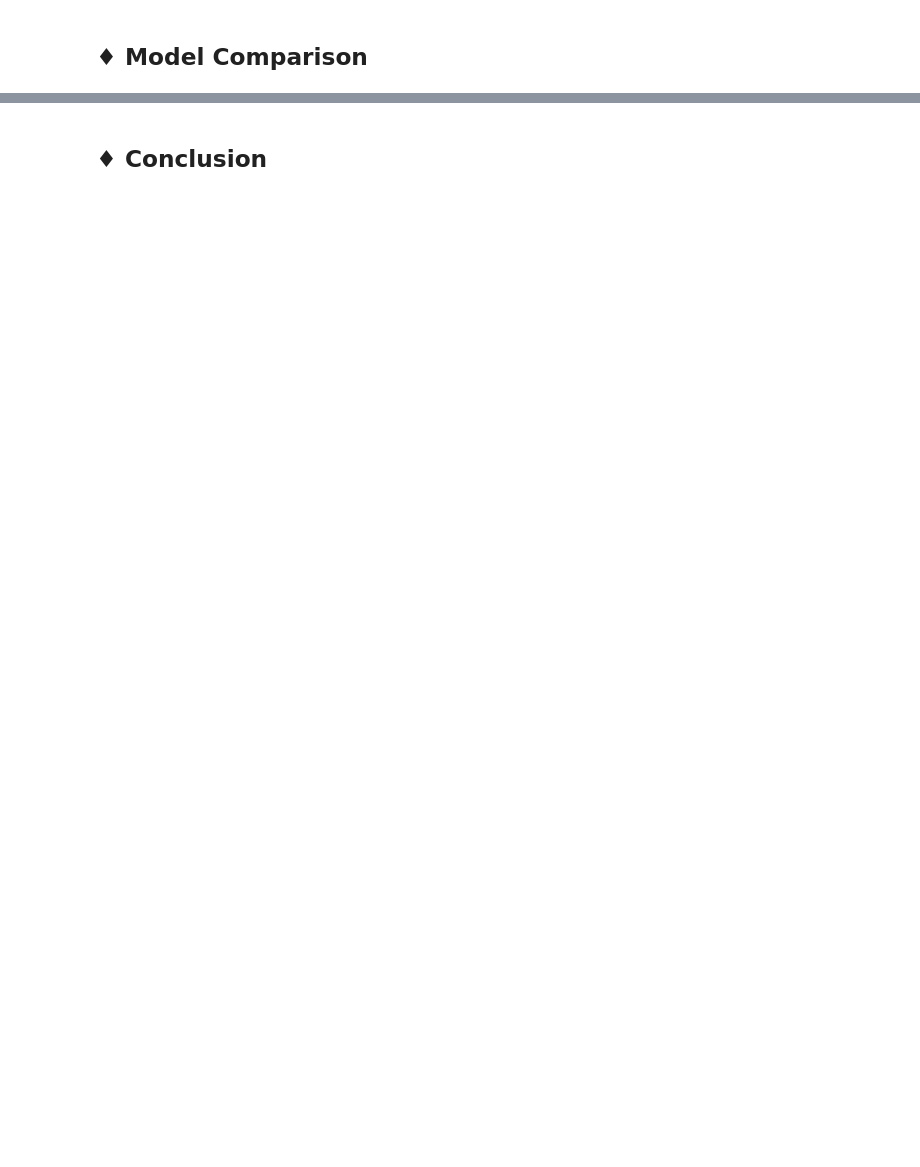
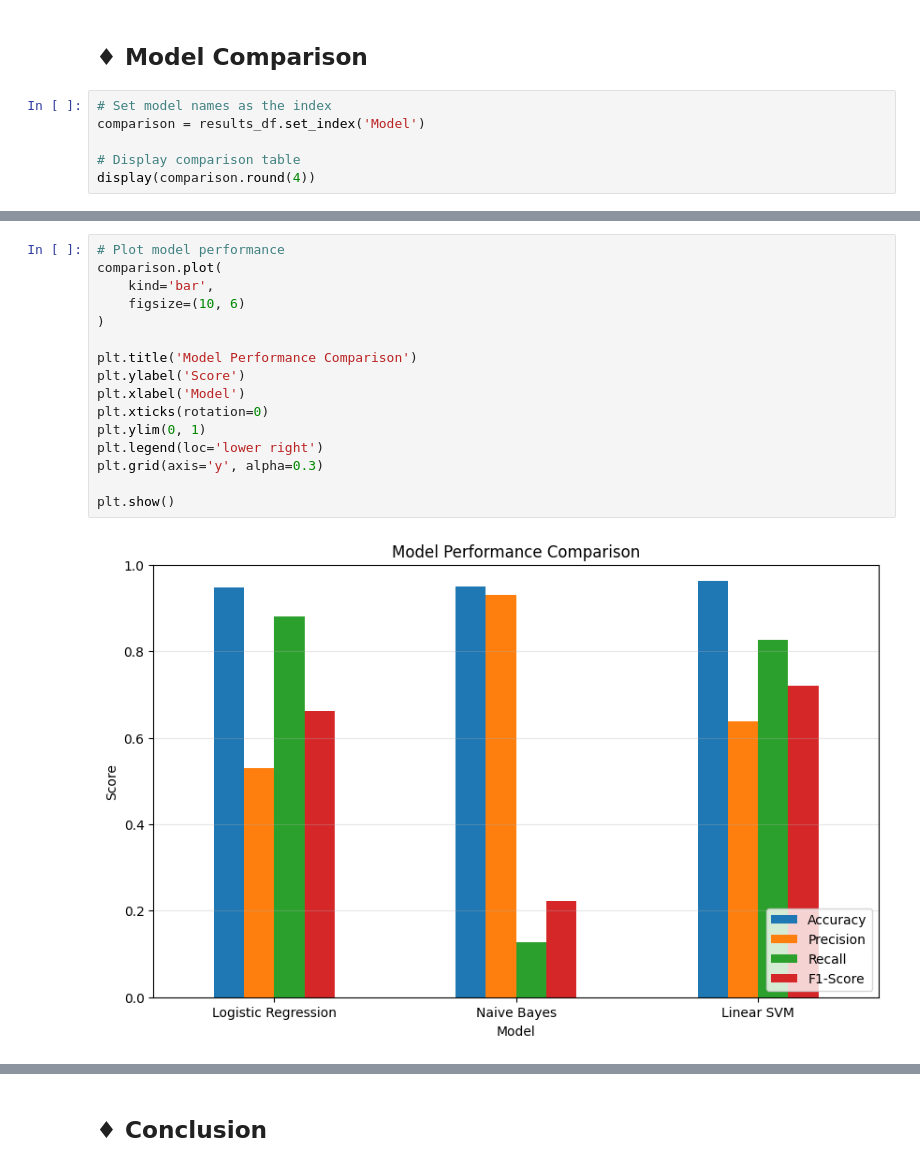
Before and after one commit to SruthiGS-Gito/Amazon-Customer-Review, a Jupyter notebook: Amazon_Consumer_Reviews.ipynb, the cells around one changed output, grey strips where cells are left out. Saved outputs shown, nothing was run; the diff lists cells and outputs as text; blank space fills up the shorter version.

```diff
--- a/Amazon_Consumer_Reviews.ipynb
+++ b/Amazon_Consumer_Reviews.ipynb
@@ -490,2 +674,8 @@ X_test_tfidf = tfidf.transform(X_test)
 # %% [markdown]
 ## ♦ Model Comparison
+# %%
+# Set model names as the index
+comparison = results_df.set_index('Model')
+
+# Display comparison table
+display(comparison.round(4))
@@ -491,0 +688,18 @@ X_test_tfidf = tfidf.transform(X_test)
+# %%
+# Plot model performance
+comparison.plot(
+    kind='bar',
+    figsize=(10, 6)
+)
+
+plt.title('Model Performance Comparison')
+plt.ylabel('Score')
+plt.xlabel('Model')
+plt.xticks(rotation=0)
+plt.ylim(0, 1)
+plt.legend(loc='lower right')
+plt.grid(axis='y', alpha=0.3)
+
+plt.show()
+# %% [output]
+[figure, added]
```
Also changed, not shown: parts of 13 cells of this notebook.
